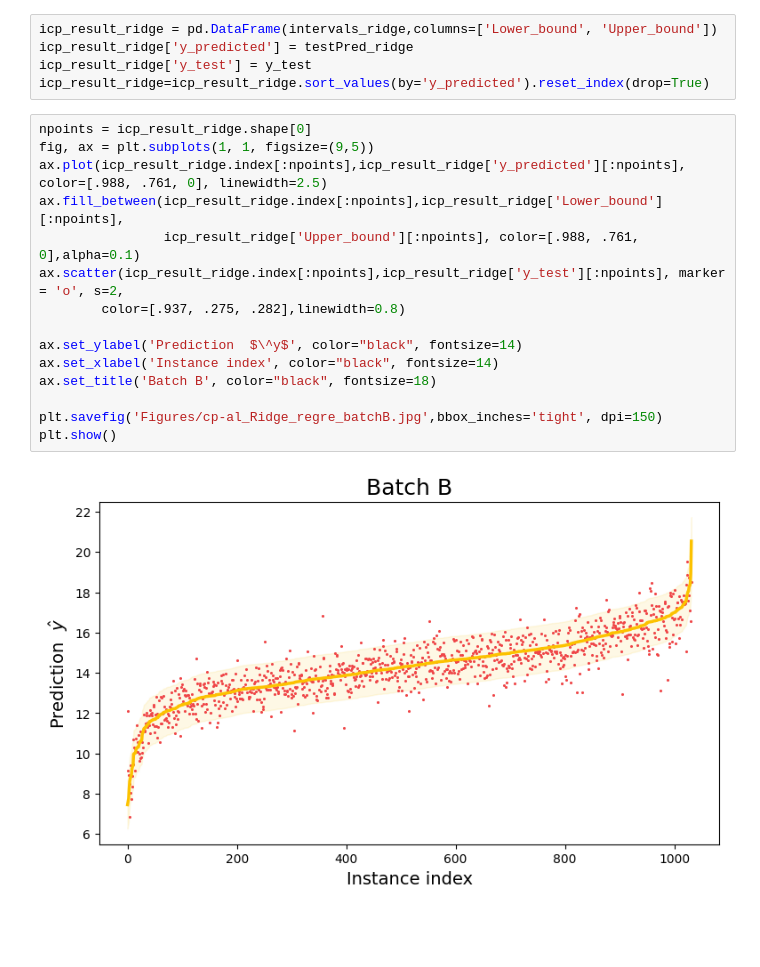
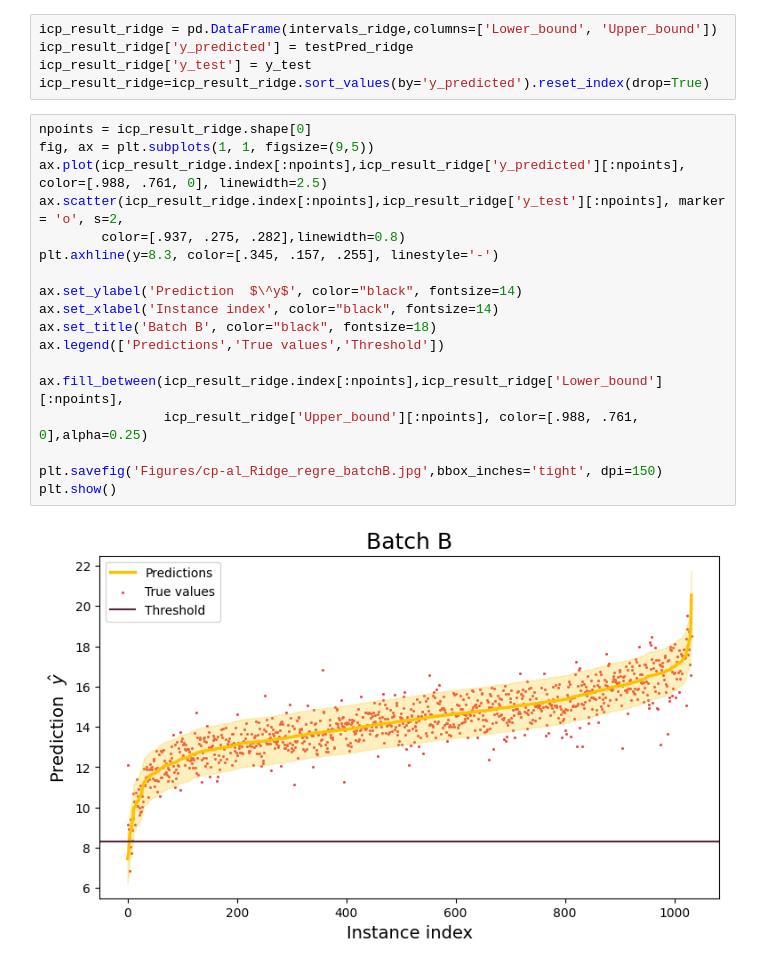
Before and after one commit to pharmbio/Thesis_ActLearn_DOP_2022, a Jupyter notebook: main/supervised_learning/BatchB_act_learning.ipynb, the cells around one changed output. Saved outputs shown, nothing was run; the diff lists cells and outputs as text; blank space fills up the shorter version.

Commit message:
Preparing figures for classification

```diff
--- a/main/supervised_learning/BatchB_act_learning.ipynb
+++ b/main/supervised_learning/BatchB_act_learning.ipynb
@@ -336,17 +336,20 @@ icp_result_ridge=icp_result_ridge.sort_values(by='y_predicted').reset_index(drop
 # %%
 npoints = icp_result_ridge.shape[0]
 fig, ax = plt.subplots(1, 1, figsize=(9,5))
 ax.plot(icp_result_ridge.index[:npoints],icp_result_ridge['y_predicted'][:npoints], color=[.988, .761, 0], linewidth=2.5)
-ax.fill_between(icp_result_ridge.index[:npoints],icp_result_ridge['Lower_bound'][:npoints],
-                icp_result_ridge['Upper_bound'][:npoints], color=[.988, .761, 0],alpha=0.1)
 ax.scatter(icp_result_ridge.index[:npoints],icp_result_ridge['y_test'][:npoints], marker = 'o', s=2,
         color=[.937, .275, .282],linewidth=0.8)
+plt.axhline(y=8.3, color=[.345, .157, .255], linestyle='-')
 
 ax.set_ylabel('Prediction  $\^y$', color="black", fontsize=14)
 ax.set_xlabel('Instance index', color="black", fontsize=14)
 ax.set_title('Batch B', color="black", fontsize=18)
+ax.legend(['Predictions','True values','Threshold'])
+
+ax.fill_between(icp_result_ridge.index[:npoints],icp_result_ridge['Lower_bound'][:npoints],
+                icp_result_ridge['Upper_bound'][:npoints], color=[.988, .761, 0],alpha=0.25)
 
 plt.savefig('Figures/cp-al_Ridge_regre_batchB.jpg',bbox_inches='tight', dpi=150)
 plt.show()
 # %% [output]
-[figure, old version]
+[figure, new version]
```
Also changed, not shown: 7 other files.
